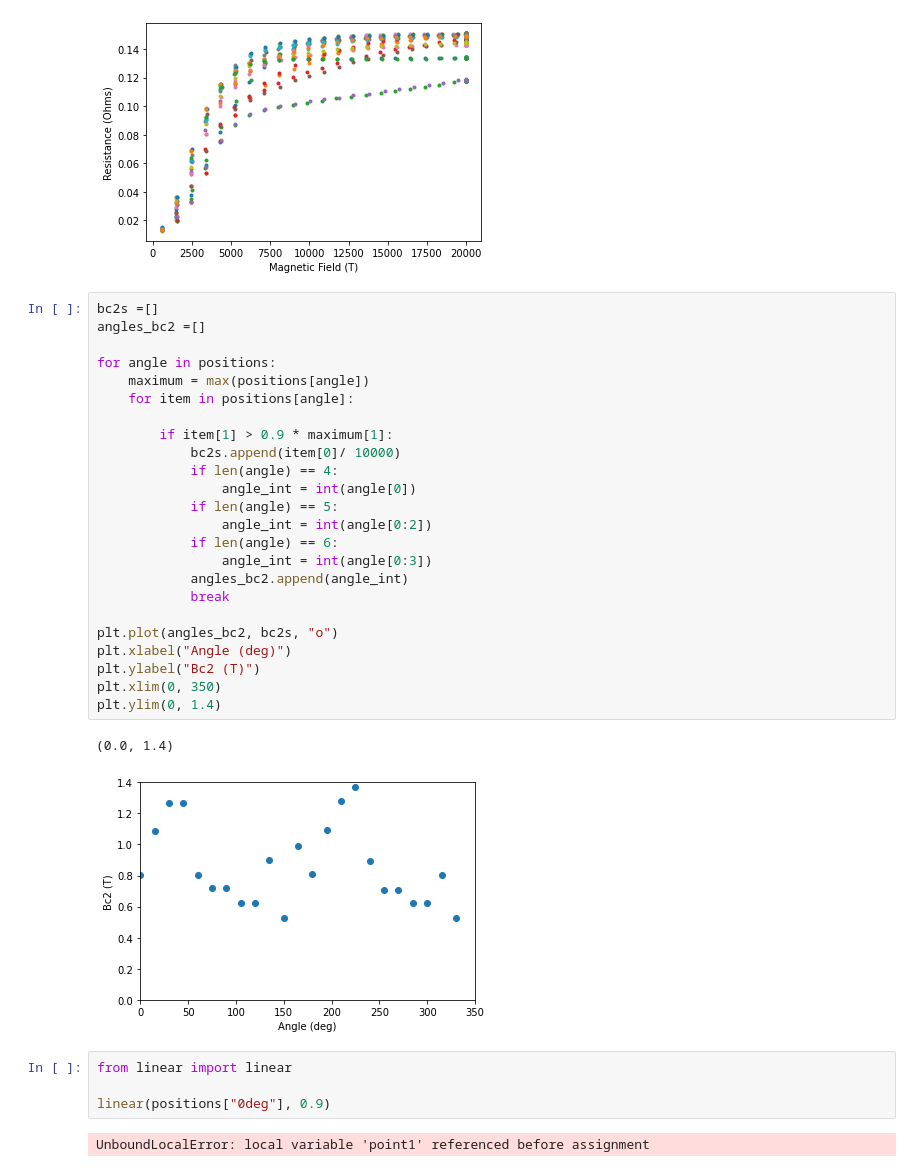
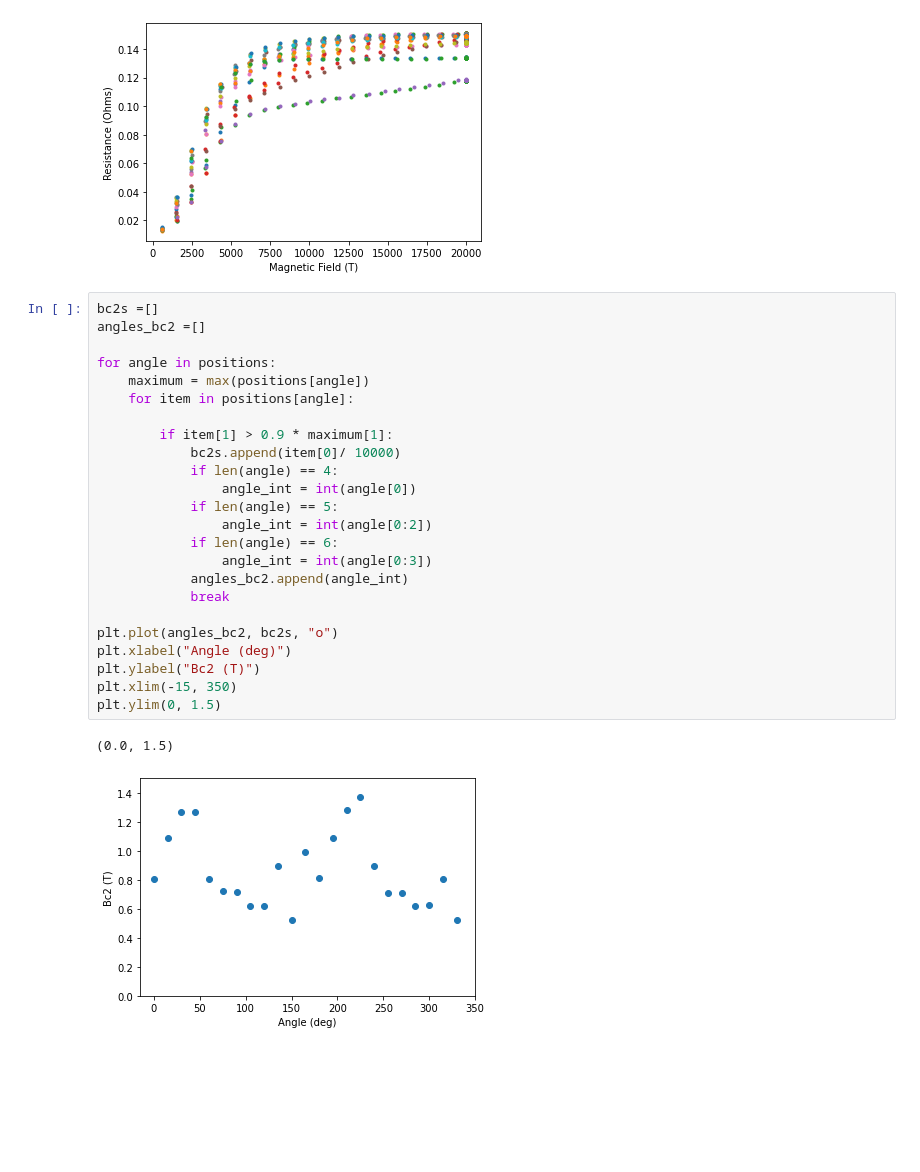
Before and after one commit to DerkNiessink/research-practicum, a Jupyter notebook: research.ipynb, the cells around one changed output. Cells and saved outputs as stored; diff of their text form; blank space fills up the shorter version.

```diff
--- a/reseach.ipynb
+++ b/research.ipynb
@@ -230,33 +230,27 @@ Text(0, 0.5, 'Resistance (Ohms)')
 # %%
 bc2s =[]
 angles_bc2 =[]
 
 for angle in positions:
     maximum = max(positions[angle])
     for item in positions[angle]:
 
         if item[1] > 0.9 * maximum[1]:
             bc2s.append(item[0]/ 10000)
             if len(angle) == 4:
                 angle_int = int(angle[0])
             if len(angle) == 5:
                 angle_int = int(angle[0:2])
             if len(angle) == 6:
                 angle_int = int(angle[0:3])
             angles_bc2.append(angle_int)
             break
 
 plt.plot(angles_bc2, bc2s, "o")
 plt.xlabel("Angle (deg)")
 plt.ylabel("Bc2 (T)")
-plt.xlim(0, 350)
-plt.ylim(0, 1.4)
+plt.xlim(-15, 350)
+plt.ylim(0, 1.5)
 # %% [output]
-(0.0, 1.4)
+(0.0, 1.5)
-[figure, old version]
+[figure, new version]
-# %%
-from linear import linear
-
-linear(positions["0deg"], 0.9)
-# %% [output]
-UnboundLocalError: local variable 'point1' referenced before assignment
```
Also changed, not shown: parts of 2 cells of this notebook, 1 other file.
